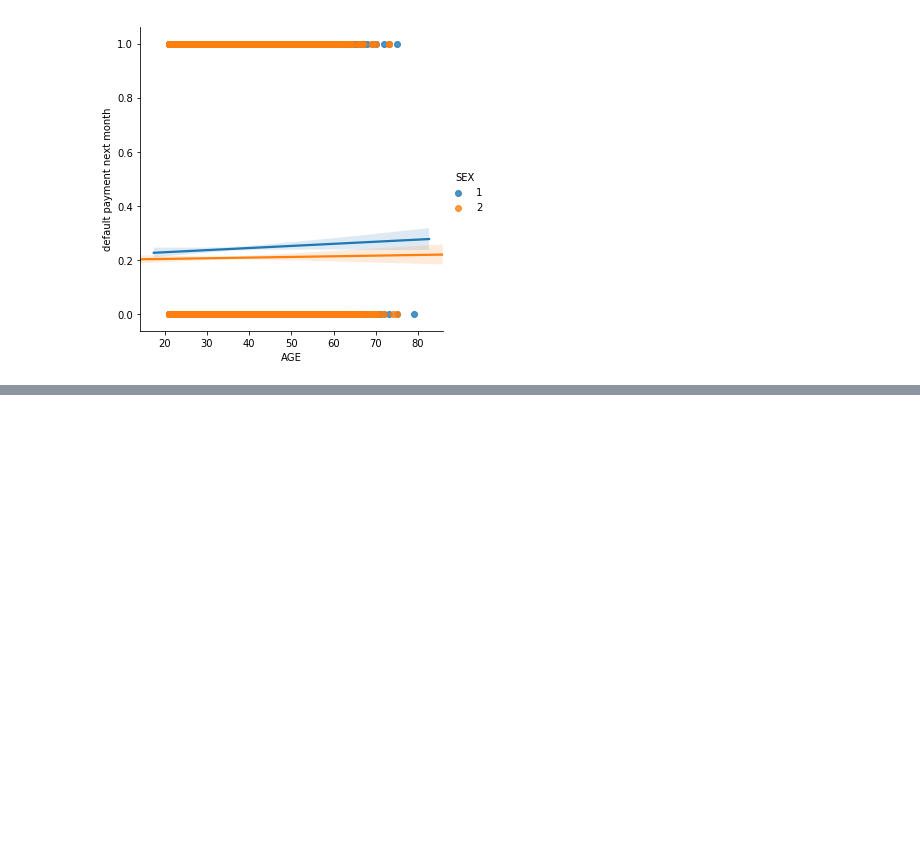
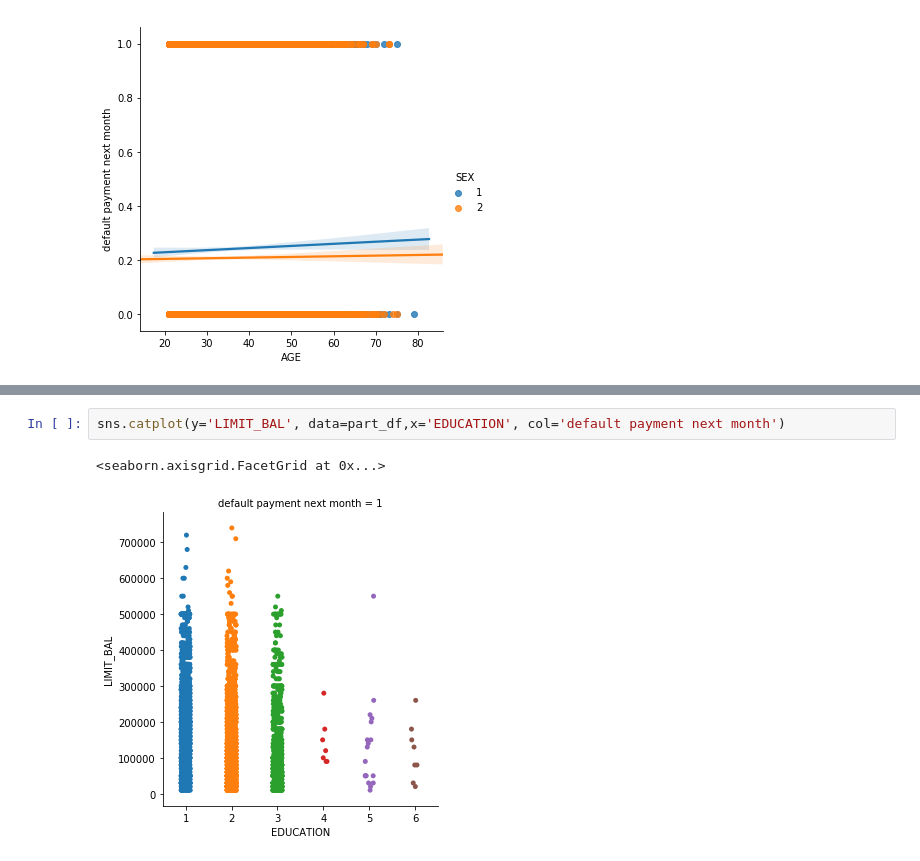
Before and after one commit to schitari/C5T1, a Jupyter notebook: C5T2.ipynb, the cells around one changed output, grey strips where cells are left out. Drawn from its saved outputs; the diff is of its cells as text; blank space fills up the shorter version.

```diff
--- a/C5T2.ipynb
+++ b/C5T2.ipynb
@@ -207,0 +250,5 @@ sns.lmplot('AGE', 'default payment next month', data=credit, hue='SEX')
+# %%
+sns.catplot(y='LIMIT_BAL', data=part_df,x='EDUCATION', col='default payment next month')
+# %% [output]
+<seaborn.axisgrid.FacetGrid at 0x...>
+[figure, added]
```
Also changed, not shown: parts of 38 cells of this notebook.
